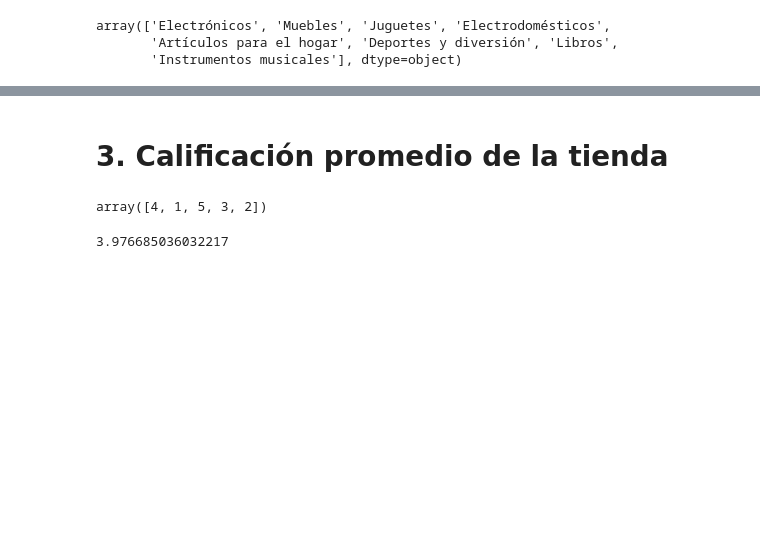
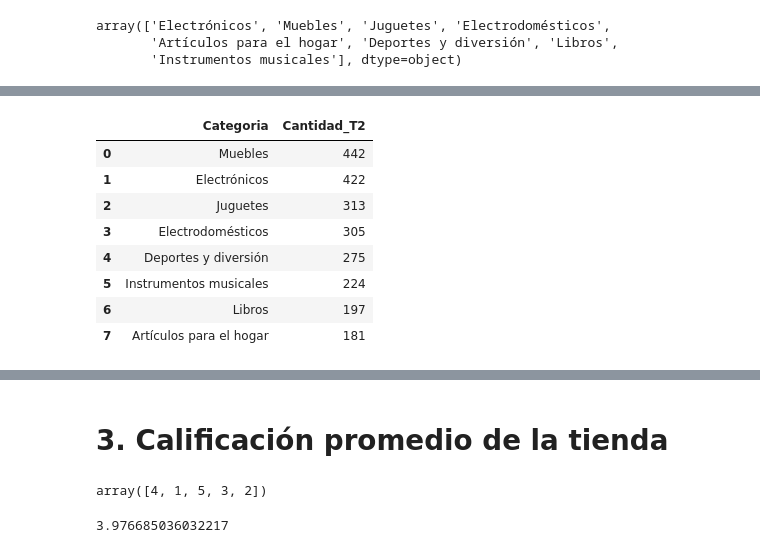
Before and after one commit to jbernalg/challenge-store, a Jupyter notebook: AluraStoreLatam.ipynb, the cells around one changed output, grey strips where cells are left out. Cells and saved outputs as stored; diff of their text form; code cells hidden in the pictures; blank space fills up the shorter version.

```diff
--- a/AluraStoreLatam.ipynb
+++ b/AluraStoreLatam.ipynb
@@ -100,0 +115,15 @@ Name: Precio, dtype: float64
+# %%
+# cantidad de productos vendidos por categoria de la tienda 2
+conteo_T2 = tienda2['Categoría del Producto'].value_counts().reset_index()
+conteo_T2.columns = ['Categoria', 'Cantidad_T2']
+conteo_T2
+# %% [output]
+|  | Categoria | Cantidad_T2 |
+| 0 | Muebles | 442 |
+| 1 | Electrónicos | 422 |
+| 2 | Juguetes | 313 |
+| 3 | Electrodomésticos | 305 |
+| 4 | Deportes y diversión | 275 |
+| 5 | Instrumentos musicales | 224 |
+| 6 | Libros | 197 |
+| 7 | Artículos para el hogar | 181 |
```
Also changed, not shown: parts of 20 cells of this notebook.
